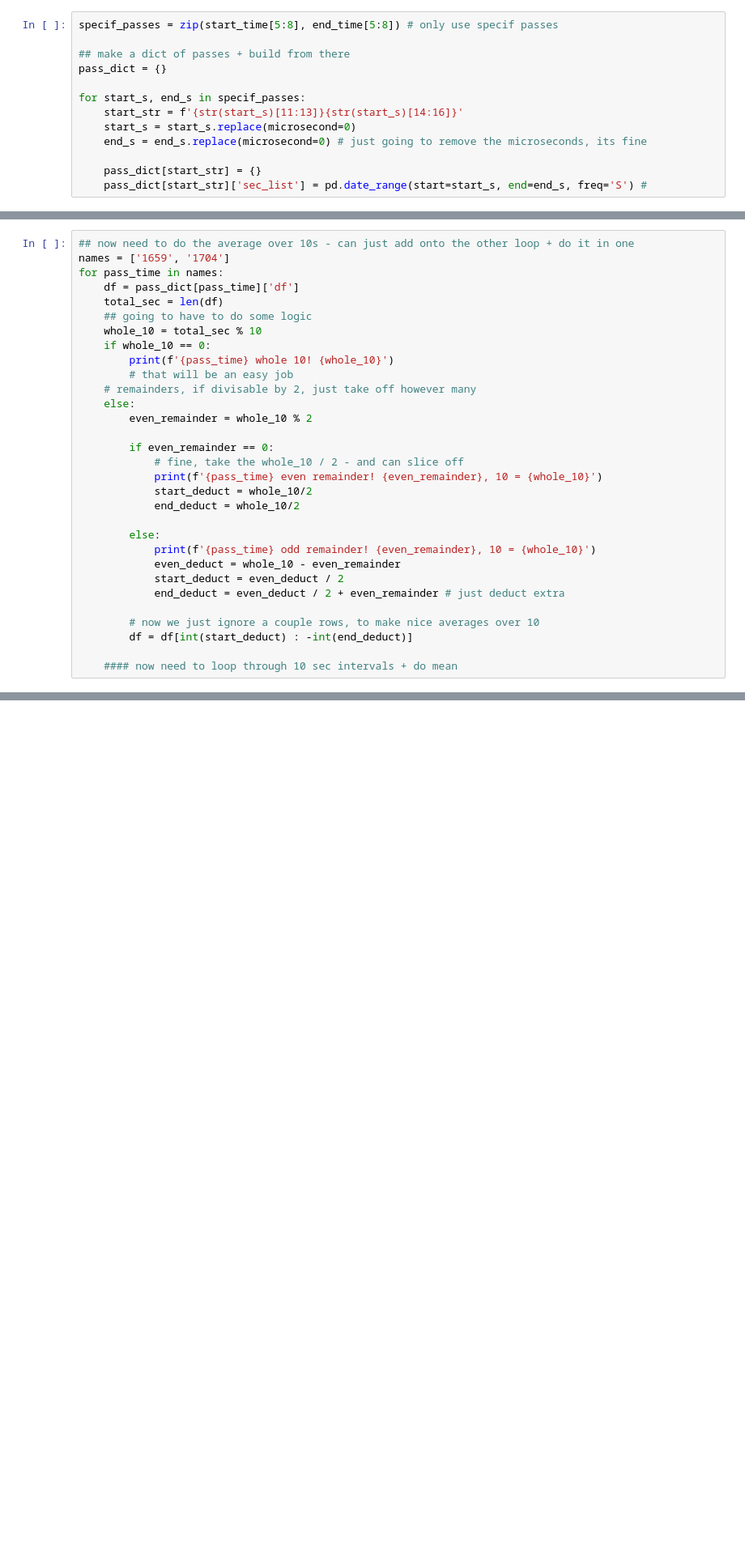
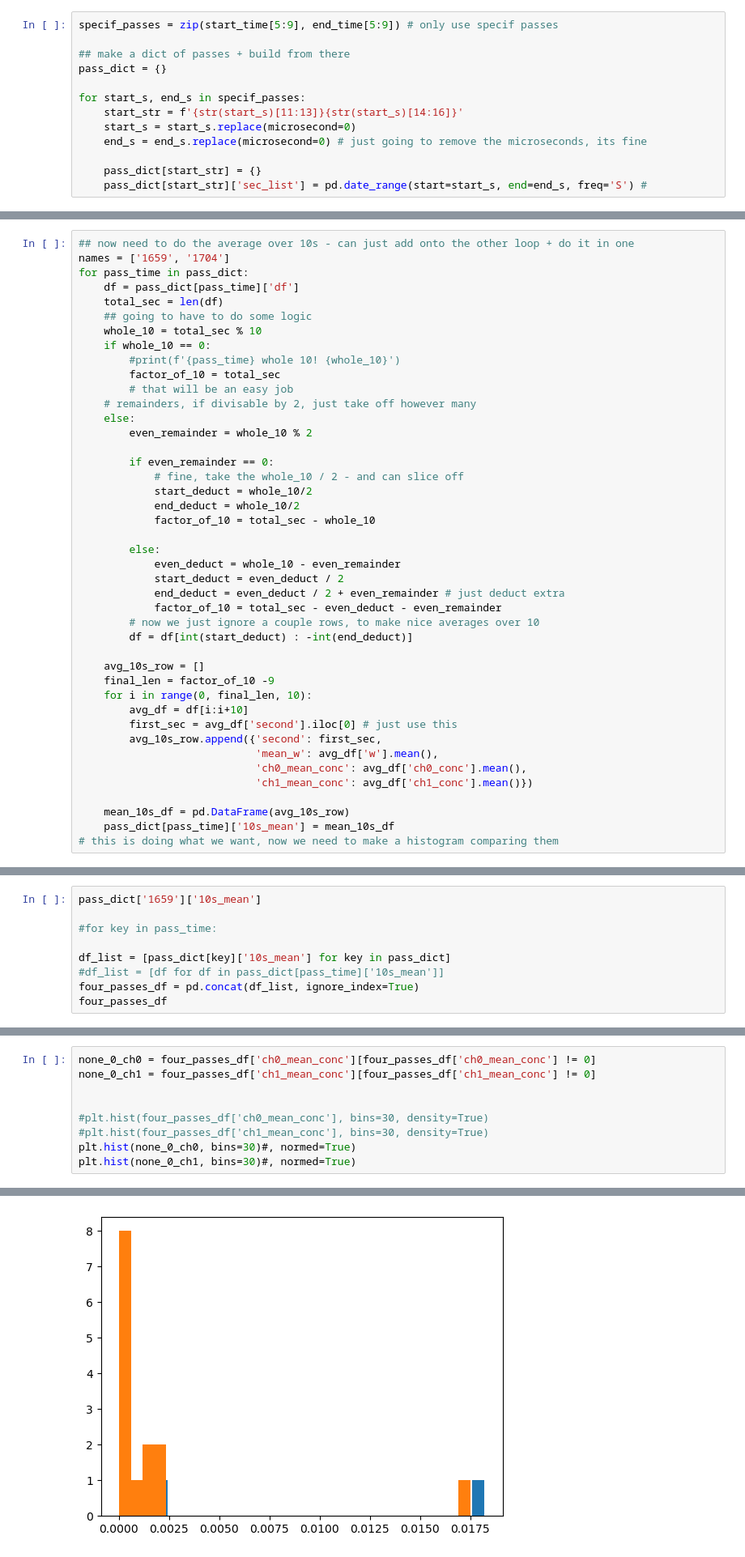
Before and after one commit to ezriri/shes_a_model, a Jupyter notebook: messy_unrisk_workshop.ipynb, the cells around one changed output, grey strips where cells are left out. Shown at 81% size. Cells and saved outputs as stored; diff of their text form; blank space fills up the shorter version.

```diff
--- a/messy_unrisk_workshop.ipynb
+++ b/messy_unrisk_workshop.ipynb
@@ -586,5 +552,5 @@ ch0_df
 # %%
-specif_passes = zip(start_time[5:8], end_time[5:8]) # only use specif passes
+specif_passes = zip(start_time[5:9], end_time[5:9]) # only use specif passes
 
 ## make a dict of passes + build from there
 pass_dict = {}
@@ -635,13 +596,14 @@ for pass_time in pass_dict:
 # %%
 ## now need to do the average over 10s - can just add onto the other loop + do it in one
 names = ['1659', '1704']
-for pass_time in names:
+for pass_time in pass_dict:
     df = pass_dict[pass_time]['df']
     total_sec = len(df)
     ## going to have to do some logic
     whole_10 = total_sec % 10
     if whole_10 == 0:
-        print(f'{pass_time} whole 10! {whole_10}')
+        #print(f'{pass_time} whole 10! {whole_10}')
+        factor_of_10 = total_sec
         # that will be an easy job
     # remainders, if divisable by 2, just take off however many
     else:
@@ -649,20 +611,31 @@ for pass_time in names:
 
         if even_remainder == 0:
             # fine, take the whole_10 / 2 - and can slice off
-            print(f'{pass_time} even remainder! {even_remainder}, 10 = {whole_10}')
             start_deduct = whole_10/2
             end_deduct = whole_10/2
+            factor_of_10 = total_sec - whole_10
 
         else:
-            print(f'{pass_time} odd remainder! {even_remainder}, 10 = {whole_10}')
             even_deduct = whole_10 - even_remainder
             start_deduct = even_deduct / 2
             end_deduct = even_deduct / 2 + even_remainder # just deduct extra
-
+            factor_of_10 = total_sec - even_deduct - even_remainder
         # now we just ignore a couple rows, to make nice averages over 10
         df = df[int(start_deduct) : -int(end_deduct)]
 
-    #### now need to loop through 10 sec intervals + do mean
+    avg_10s_row = []
+    final_len = factor_of_10 -9
+    for i in range(0, final_len, 10):
+        avg_df = df[i:i+10]
+        first_sec = avg_df['second'].iloc[0] # just use this
+        avg_10s_row.append({'second': first_sec,
+                            'mean_w': avg_df['w'].mean(),
+                            'ch0_mean_conc': avg_df['ch0_conc'].mean(),
+                            'ch1_mean_conc': avg_df['ch1_conc'].mean()})
+
+    mean_10s_df = pd.DataFrame(avg_10s_row)
+    pass_dict[pass_time]['10s_mean'] = mean_10s_df
+# this is doing what we want, now we need to make a histogram comparing them
 # %% [output]
 1659 even remainder! 0, 10 = 2
 1704 odd remainder! 1, 10 = 5
@@ -732,0 +643,9 @@ correspond_w#.item()
+# %%
+pass_dict['1659']['10s_mean']
+
+#for key in pass_time:
+
+df_list = [pass_dict[key]['10s_mean'] for key in pass_dict]
+#df_list = [df for df in pass_dict[pass_time]['10s_mean']]
+four_passes_df = pd.concat(df_list, ignore_index=True)
+four_passes_df
@@ -908,0 +768,10 @@ with open("environment.yml", "w") as f:
+# %%
+none_0_ch0 = four_passes_df['ch0_mean_conc'][four_passes_df['ch0_mean_conc'] != 0]
+none_0_ch1 = four_passes_df['ch1_mean_conc'][four_passes_df['ch1_mean_conc'] != 0]
+
+
+#plt.hist(four_passes_df['ch0_mean_conc'], bins=30, density=True)
+#plt.hist(four_passes_df['ch1_mean_conc'], bins=30, density=True)
+plt.hist(none_0_ch0, bins=30)#, normed=True)
+plt.hist(none_0_ch1, bins=30)#, normed=True)
+# %% [output]
@@ -908,0 +789 @@ with open("environment.yml", "w") as f:
+[figure, added]
```
Also changed, not shown: parts of 23 cells of this notebook, 3 other files.
